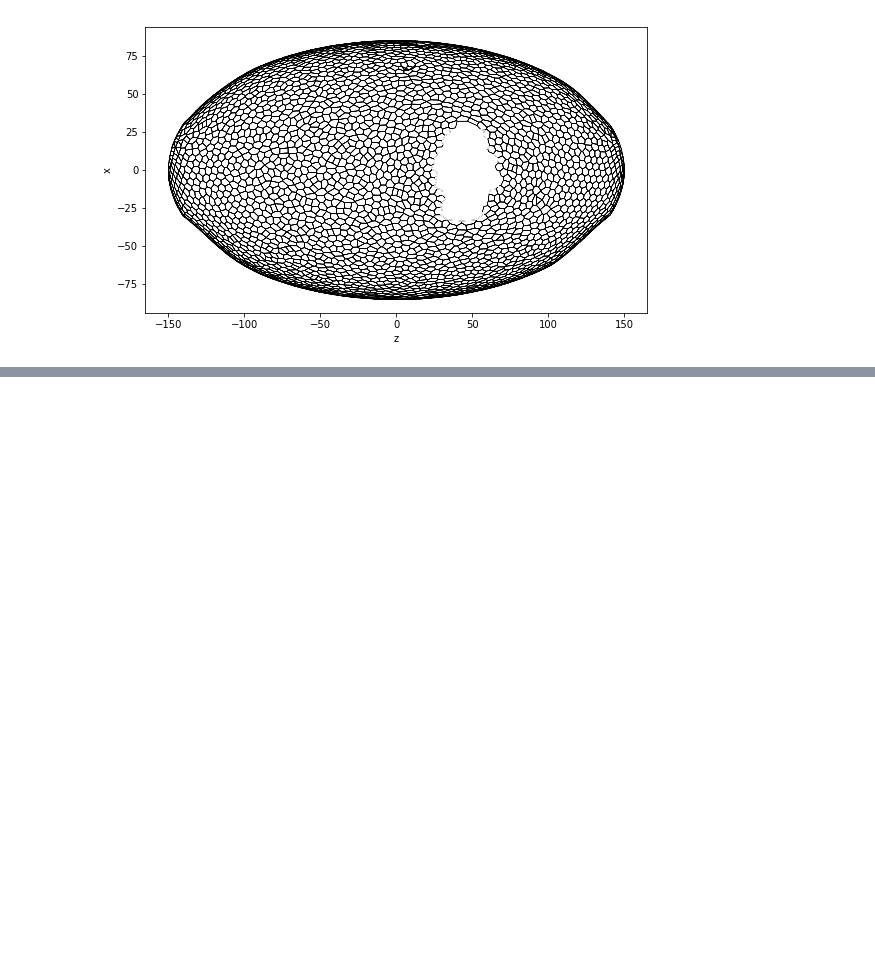
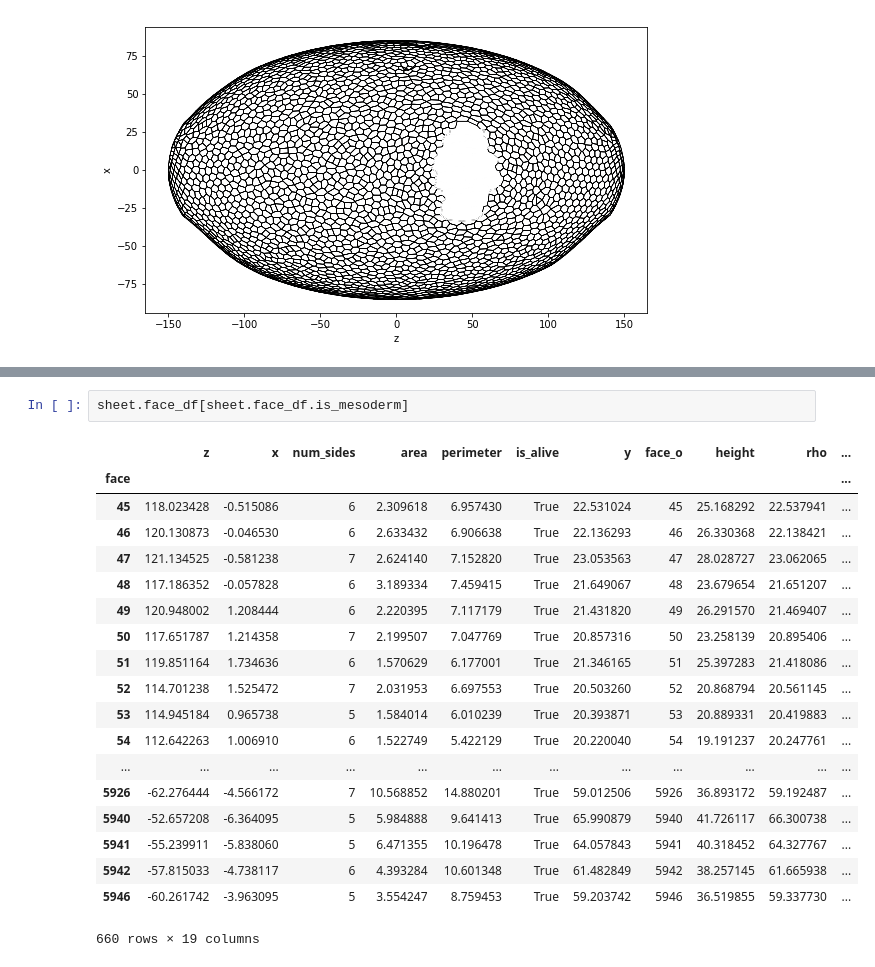
Before and after one commit to suzannelab/invagination, a Jupyter notebook: notebooks/EmbryoExaminer.ipynb, the cells around one changed output, grey strips where cells are left out. Drawn from its saved outputs; the diff is of its cells as text; blank space fills up the shorter version.

```diff
--- a/notebooks/EmbryoExaminer.ipynb
+++ b/notebooks/EmbryoExaminer.ipynb
@@ -499,0 +616,22 @@ plt.savefig('../TEST5_simul_0_coupe_50.png', dpi = 300)
+# %%
+sheet.face_df[sheet.face_df.is_mesoderm]
+# %% [output]
+|  | z | x | num_sides | area | perimeter | is_alive | y | face_o | height | rho | ... |
+| face |  |  |  |  |  |  |  |  |  |  | ... |
+| 45 | 118.023428 | -0.515086 | 6 | 2.309618 | 6.957430 | True | 22.531024 | 45 | 25.168292 | 22.537941 | ... |
+| 46 | 120.130873 | -0.046530 | 6 | 2.633432 | 6.906638 | True | 22.136293 | 46 | 26.330368 | 22.138421 | ... |
+| 47 | 121.134525 | -0.581238 | 7 | 2.624140 | 7.152820 | True | 23.053563 | 47 | 28.028727 | 23.062065 | ... |
+| 48 | 117.186352 | -0.057828 | 6 | 3.189334 | 7.459415 | True | 21.649067 | 48 | 23.679654 | 21.651207 | ... |
+| 49 | 120.948002 | 1.208444 | 6 | 2.220395 | 7.117179 | True | 21.431820 | 49 | 26.291570 | 21.469407 | ... |
+| 50 | 117.651787 | 1.214358 | 7 | 2.199507 | 7.047769 | True | 20.857316 | 50 | 23.258139 | 20.895406 | ... |
+| 51 | 119.851164 | 1.734636 | 6 | 1.570629 | 6.177001 | True | 21.346165 | 51 | 25.397283 | 21.418086 | ... |
+| 52 | 114.701238 | 1.525472 | 7 | 2.031953 | 6.697553 | True | 20.503260 | 52 | 20.868794 | 20.561145 | ... |
+| 53 | 114.945184 | 0.965738 | 5 | 1.584014 | 6.010239 | True | 20.393871 | 53 | 20.889331 | 20.419883 | ... |
+| 54 | 112.642263 | 1.006910 | 6 | 1.522749 | 5.422129 | True | 20.220040 | 54 | 19.191237 | 20.247761 | ... |
+| ... | ... | ... | ... | ... | ... | ... | ... | ... | ... | ... | ... |
+| 5926 | -62.276444 | -4.566172 | 7 | 10.568852 | 14.880201 | True | 59.012506 | 5926 | 36.893172 | 59.192487 | ... |
+| 5940 | -52.657208 | -6.364095 | 5 | 5.984888 | 9.641413 | True | 65.990879 | 5940 | 41.726117 | 66.300738 | ... |
+| 5941 | -55.239911 | -5.838060 | 5 | 6.471355 | 10.196478 | True | 64.057843 | 5941 | 40.318452 | 64.327767 | ... |
+| 5942 | -57.815033 | -4.738117 | 6 | 4.393284 | 10.601348 | True | 61.482849 | 5942 | 38.257145 | 61.665938 | ... |
+| 5946 | -60.261742 | -3.963095 | 5 | 3.554247 | 8.759453 | True | 59.203742 | 5946 | 36.519855 | 59.337730 | ... |
+660 rows × 19 columns
```
Also changed, not shown: parts of 14 cells of this notebook, 4 other files.
